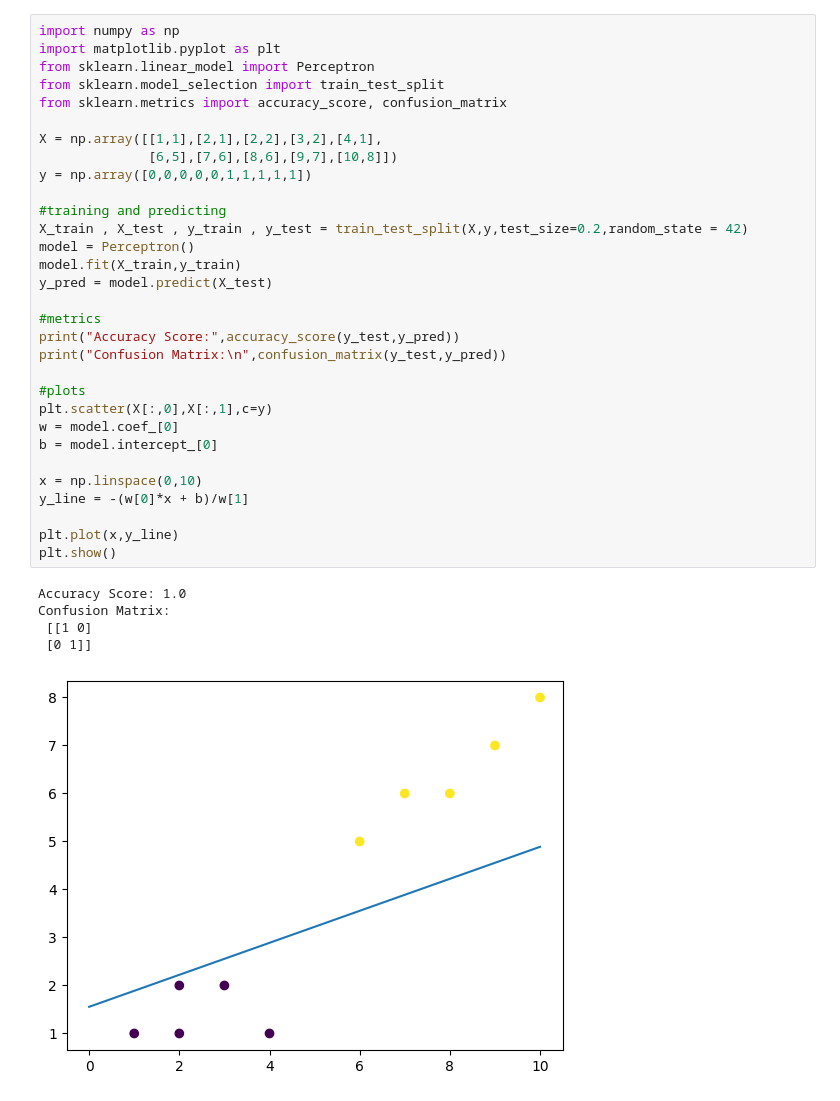
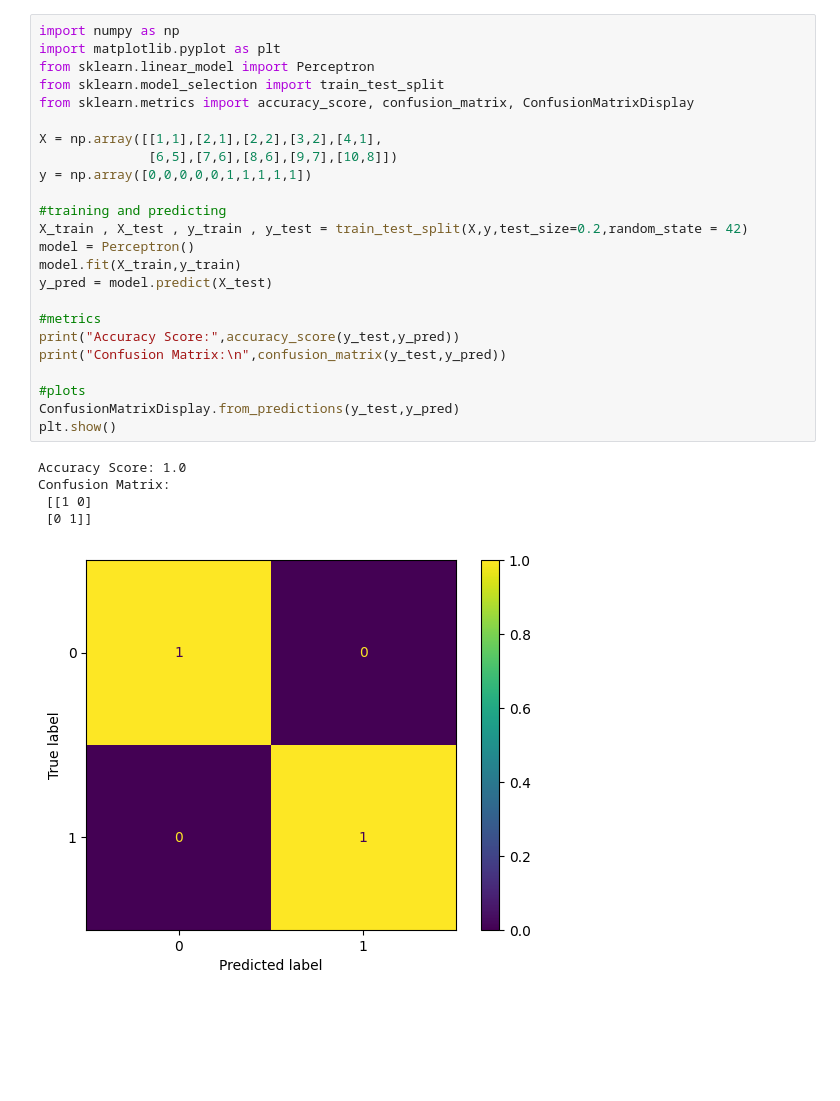
Before and after one commit to Thusyya-Vardhan/ML_Lab, a Jupyter notebook: 1_perceptron.ipynb, the cells around one changed output. Drawn from its saved outputs; the diff is of its cells as text; blank space fills up the shorter version.

```diff
--- a/1_perceptron.ipynb
+++ b/1_perceptron.ipynb
@@ -1,38 +1,31 @@
 # %%
 import numpy as np
 import matplotlib.pyplot as plt
 from sklearn.linear_model import Perceptron
 from sklearn.model_selection import train_test_split
-from sklearn.metrics import accuracy_score, confusion_matrix
+from sklearn.metrics import accuracy_score, confusion_matrix, ConfusionMatrixDisplay
 
 X = np.array([[1,1],[2,1],[2,2],[3,2],[4,1],
               [6,5],[7,6],[8,6],[9,7],[10,8]])
 y = np.array([0,0,0,0,0,1,1,1,1,1])
 
 #training and predicting
 X_train , X_test , y_train , y_test = train_test_split(X,y,test_size=0.2,random_state = 42)
 model = Perceptron()
 model.fit(X_train,y_train)
 y_pred = model.predict(X_test)
 
 #metrics
 print("Accuracy Score:",accuracy_score(y_test,y_pred))
 print("Confusion Matrix:\n",confusion_matrix(y_test,y_pred))
 
 #plots
-plt.scatter(X[:,0],X[:,1],c=y)
-w = model.coef_[0]
-b = model.intercept_[0]
-
-x = np.linspace(0,10)
-y_line = -(w[0]*x + b)/w[1]
-
-plt.plot(x,y_line)
+ConfusionMatrixDisplay.from_predictions(y_test,y_pred)
 plt.show()
 # %% [output]
 Accuracy Score: 1.0
 Confusion Matrix:
  [[1 0]
  [0 1]]
-[figure, old version]
+[figure, new version]
 # %%
```
Also changed, not shown: parts of 1 cell of this notebook, 2 other files.
